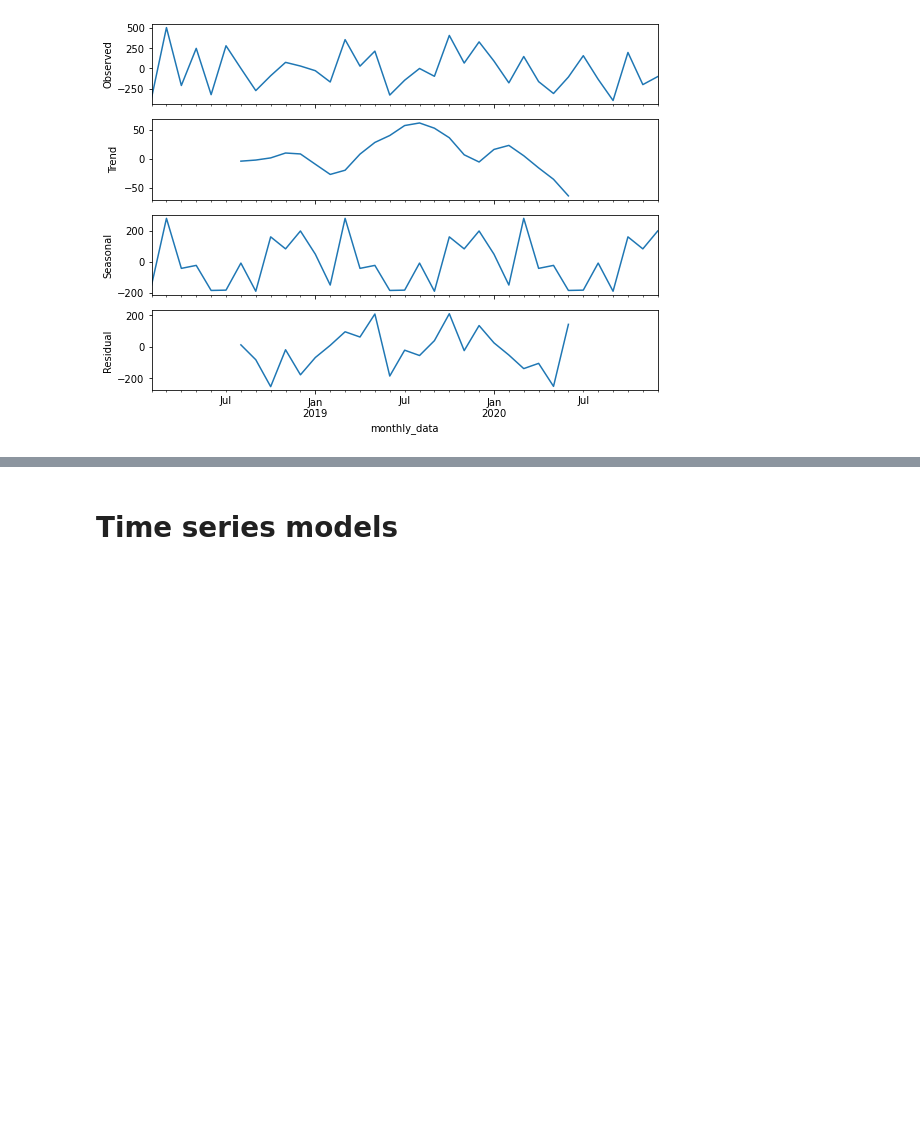
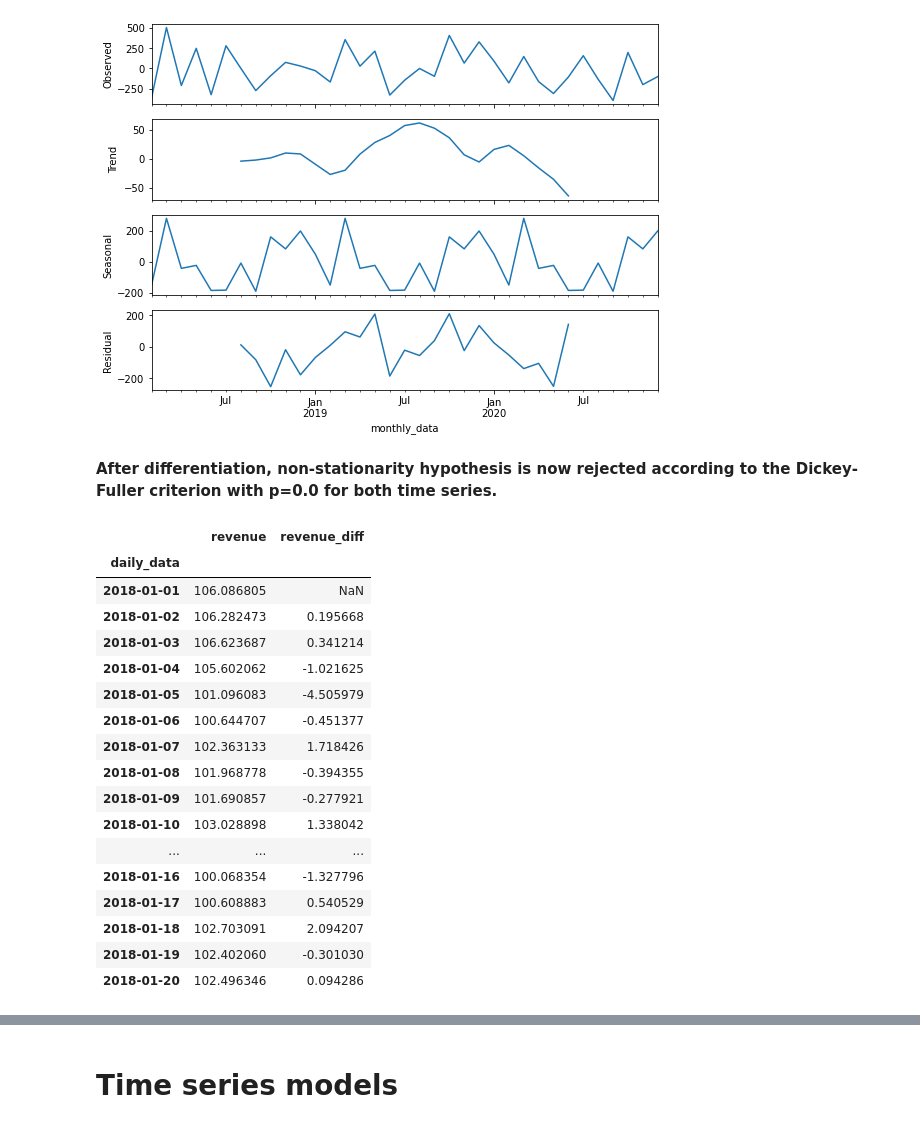
Before and after one commit to llcorrea/time_series_forecasting, a Jupyter notebook: Time_series_forecasting.ipynb, the cells around one changed output, grey strips where cells are left out. Cells and saved outputs as stored; diff of their text form; code cells hidden in the pictures; blank space fills up the shorter version.

```diff
--- a/Time_series_forecasting.ipynb
+++ b/Time_series_forecasting.ipynb
@@ -260,3 +279,26 @@ print("Dickey-Fuller criterion: p=%f" % sm.tsa.stattools.adfuller(monthly_ts['y_
 # %% [output]
 Dickey-Fuller criterion: p=0.000000
 [figure]
+# %% [markdown]
+**After differentiation, non-stationarity hypothesis is now rejected according to the Dickey-Fuller criterion with p=0.0 for both time series.**
+# %%
+daily_ts[['revenue', 'revenue_diff']].head(20)
+# %% [output]
+|  | revenue | revenue_diff |
+| daily_data |  |  |
+| 2018-01-01 | 106.086805 | NaN |
+| 2018-01-02 | 106.282473 | 0.195668 |
+| 2018-01-03 | 106.623687 | 0.341214 |
+| 2018-01-04 | 105.602062 | -1.021625 |
+| 2018-01-05 | 101.096083 | -4.505979 |
+| 2018-01-06 | 100.644707 | -0.451377 |
+| 2018-01-07 | 102.363133 | 1.718426 |
+| 2018-01-08 | 101.968778 | -0.394355 |
+| 2018-01-09 | 101.690857 | -0.277921 |
+| 2018-01-10 | 103.028898 | 1.338042 |
+| ... | ... | ... |
+| 2018-01-16 | 100.068354 | -1.327796 |
+| 2018-01-17 | 100.608883 | 0.540529 |
+| 2018-01-18 | 102.703091 | 2.094207 |
+| 2018-01-19 | 102.402060 | -0.301030 |
+| 2018-01-20 | 102.496346 | 0.094286 |
```
Also changed, not shown: parts of 26 cells of this notebook.
